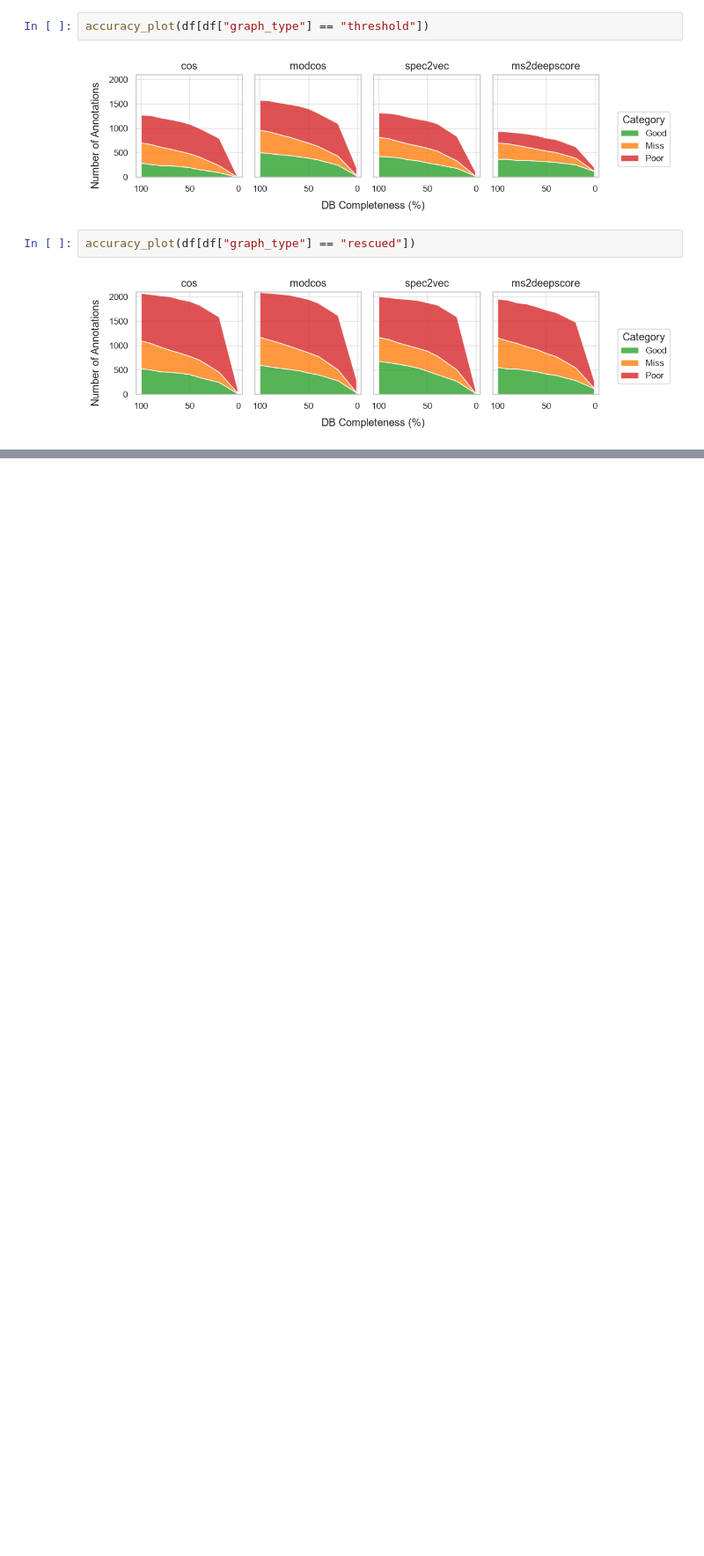
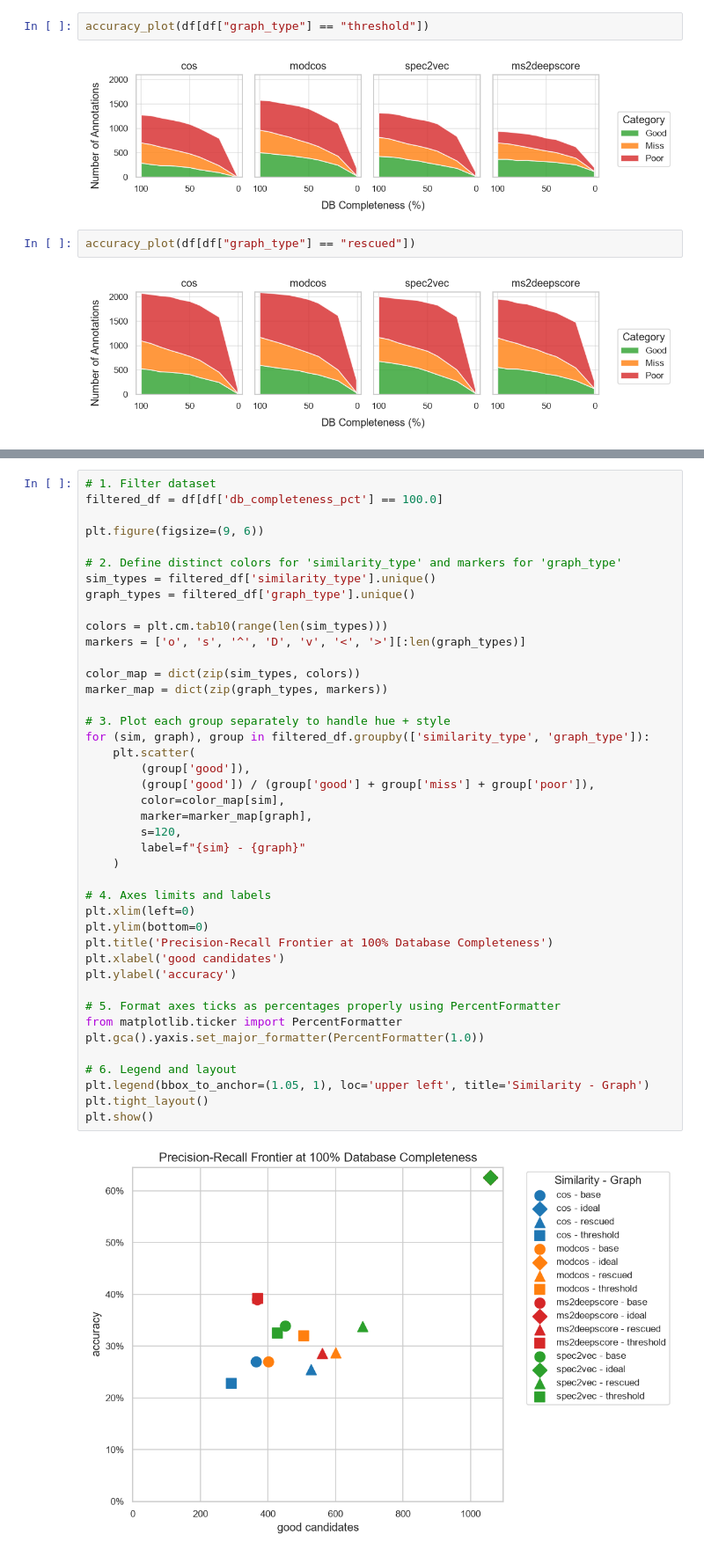
Before and after one commit to vdhooftcompmet/Mosaic-MS, a Jupyter notebook: notebooks/effect_of_db.ipynb, the cells around one changed output, grey strips where cells are left out. Shown at 88% size. Cells and saved outputs as stored; diff of their text form; blank space fills up the shorter version.

```diff
--- a/notebooks/effect_of_db.ipynb
+++ b/notebooks/effect_of_db.ipynb
@@ -185,0 +195,44 @@ plt.show()
+# %%
+# 1. Filter dataset
+filtered_df = df[df['db_completeness_pct'] == 100.0]
+
+plt.figure(figsize=(9, 6))
+
+# 2. Define distinct colors for 'similarity_type' and markers for 'graph_type'
+sim_types = filtered_df['similarity_type'].unique()
+graph_types = filtered_df['graph_type'].unique()
+
+colors = plt.cm.tab10(range(len(sim_types)))
+markers = ['o', 's', '^', 'D', 'v', '<', '>'][:len(graph_types)]
+
+color_map = dict(zip(sim_types, colors))
+marker_map = dict(zip(graph_types, markers))
+
+# 3. Plot each group separately to handle hue + style
+for (sim, graph), group in filtered_df.groupby(['similarity_type', 'graph_type']):
+    plt.scatter(
+        (group['good']),
+        (group['good']) / (group['good'] + group['miss'] + group['poor']),
+        color=color_map[sim],
+        marker=marker_map[graph],
+        s=120,
+        label=f"{sim} - {graph}"
+    )
+
+# 4. Axes limits and labels
+plt.xlim(left=0)
+plt.ylim(bottom=0)
+plt.title('Precision-Recall Frontier at 100% Database Completeness')
+plt.xlabel('good candidates')
+plt.ylabel('accuracy')
+
+# 5. Format axes ticks as percentages properly using PercentFormatter
+from matplotlib.ticker import PercentFormatter
+plt.gca().yaxis.set_major_formatter(PercentFormatter(1.0))
+
+# 6. Legend and layout
+plt.legend(bbox_to_anchor=(1.05, 1), loc='upper left', title='Similarity - Graph')
+plt.tight_layout()
+plt.show()
+# %% [output]
+[figure, added]
```
Also changed, not shown: parts of 7 cells of this notebook, 1 other file.
